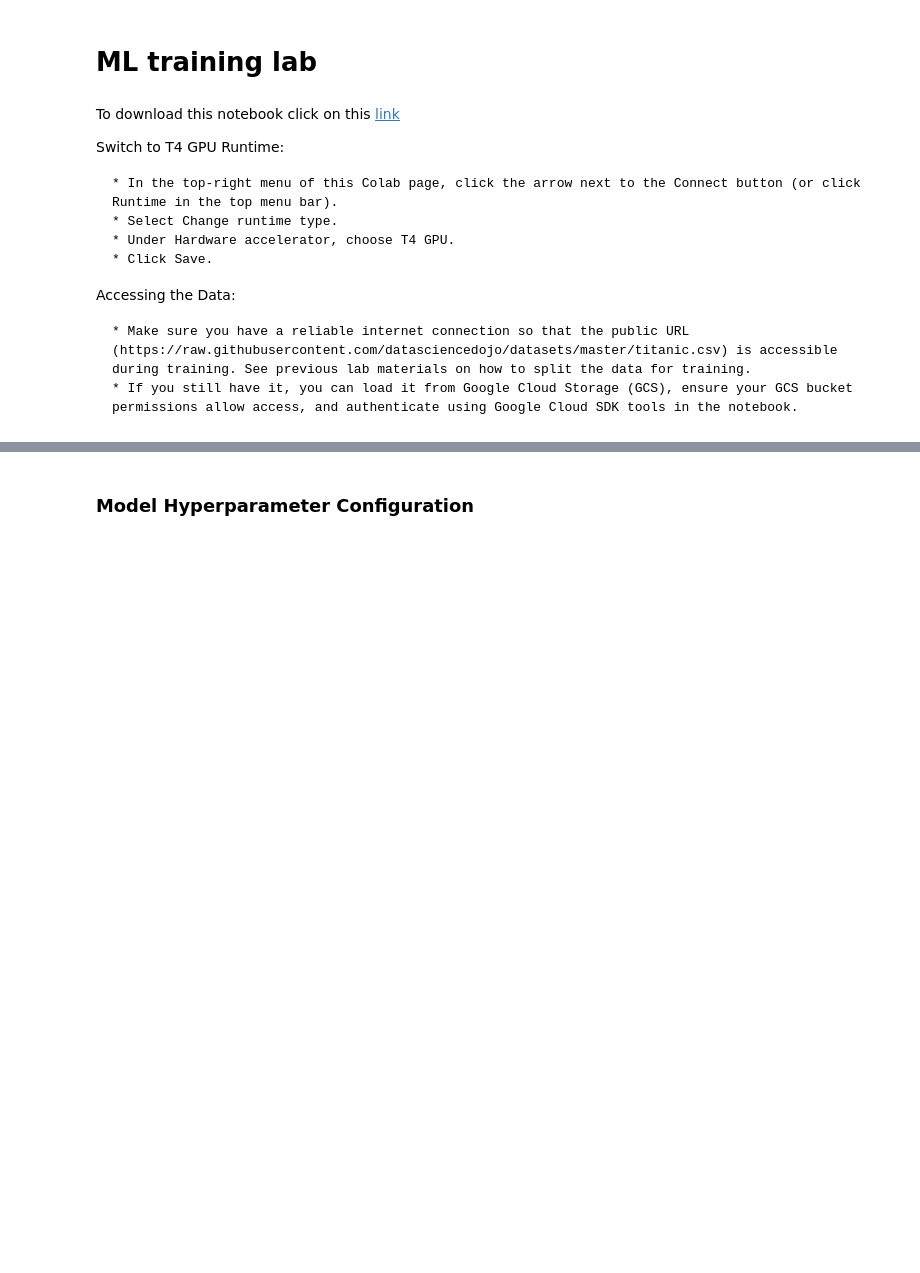
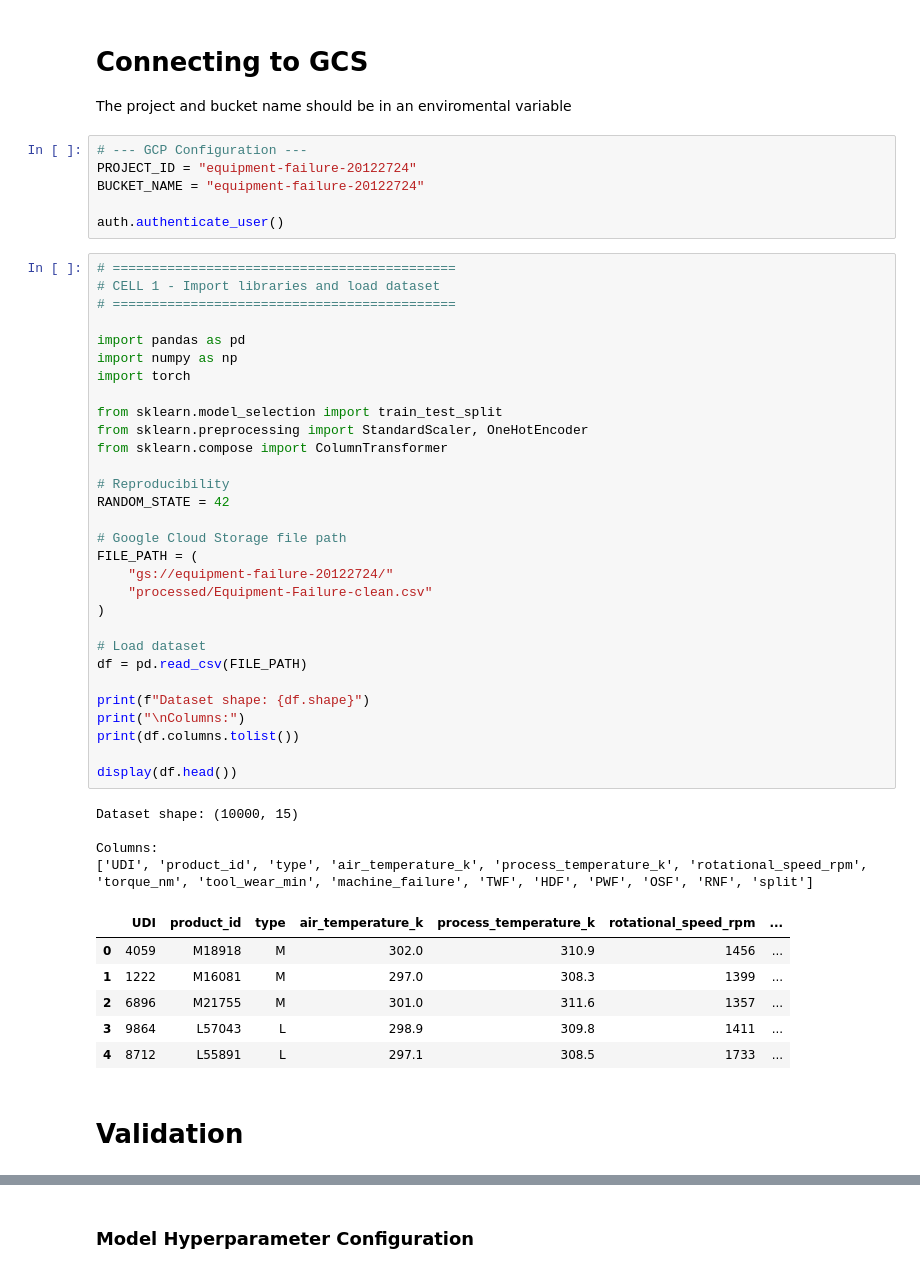
Before and after one commit to maryslopes/AI-Data-Handling, a Jupyter notebook: AI model selection.ipynb, the cells around one changed output, grey strips where cells are left out. Cells and saved outputs as stored; diff of their text form; blank space fills up the shorter version.

```diff
--- a/AI model selection.ipynb
+++ b/AI model selection.ipynb
@@ -1,18 +1,54 @@
 # %% [markdown]
 <a href="https://colab.research.google.com/github/maryslopes/AI-Data-Handling/blob/M3-project/AI%20model%20selection.ipynb" target="_parent"><img src="https://colab.research.google.com/assets/colab-badge.svg" alt="Open In Colab"/></a>
-# %% [markdown]
-# ML training lab
-# %% [markdown]
-To download this notebook click on this [link](https://github.com/SETU-AIML-2026/DH-Infra-AI/blob/main/topic-04-sprint-3-AI/unit-1-ai-training/notebook-1-svm-pytorch/lab7.ipynb)
-
-Switch to T4 GPU Runtime:
-
-    * In the top-right menu of this Colab page, click the arrow next to the Connect button (or click Runtime in the top menu bar).
-    * Select Change runtime type.
-    * Under Hardware accelerator, choose T4 GPU.
-    * Click Save.
-
-Accessing the Data:
-
-    * Make sure you have a reliable internet connection so that the public URL (https://raw.githubusercontent.com/datasciencedojo/datasets/master/titanic.csv) is accessible during training. See previous lab materials on how to split the data for training.
-    * If you still have it, you can load it from Google Cloud Storage (GCS), ensure your GCS bucket permissions allow access, and authenticate using Google Cloud SDK tools in the notebook.
+# %% [markdown]
+# Connecting to GCS
+The project and bucket name should be in an enviromental variable
+# %%
+# --- GCP Configuration ---
+PROJECT_ID = "equipment-failure-20122724"
+BUCKET_NAME = "equipment-failure-20122724"
+
+auth.authenticate_user()
+# %%
+# ============================================
+# CELL 1 - Import libraries and load dataset
+# ============================================
+
+import pandas as pd
+import numpy as np
+import torch
+
+from sklearn.model_selection import train_test_split
+from sklearn.preprocessing import StandardScaler, OneHotEncoder
+from sklearn.compose import ColumnTransformer
+
+# Reproducibility
+RANDOM_STATE = 42
+
+# Google Cloud Storage file path
+FILE_PATH = (
+    "gs://equipment-failure-20122724/"
+    "processed/Equipment-Failure-clean.csv"
+)
+
+# Load dataset
+df = pd.read_csv(FILE_PATH)
+
+print(f"Dataset shape: {df.shape}")
+print("\nColumns:")
+print(df.columns.tolist())
+
+display(df.head())
+# %% [output]
+Dataset shape: (10000, 15)
+
+Columns:
+['UDI', 'product_id', 'type', 'air_temperature_k', 'process_temperature_k', 'rotational_speed_rpm', 'torque_nm', 'tool_wear_min', 'machine_failure', 'TWF', 'HDF', 'PWF', 'OSF', 'RNF', 'split']
+|  | UDI | product_id | type | air_temperature_k | process_temperature_k | rotational_speed_rpm | ... |
+| 0 | 4059 | M18918 | M | 302.0 | 310.9 | 1456 | ... |
+| 1 | 1222 | M16081 | M | 297.0 | 308.3 | 1399 | ... |
+| 2 | 6896 | M21755 | M | 301.0 | 311.6 | 1357 | ... |
+| 3 | 9864 | L57043 | L | 298.9 | 309.8 | 1411 | ... |
+| 4 | 8712 | L55891 | L | 297.1 | 308.5 | 1733 | ... |
+# %% [markdown]
+# Validation
```
Also changed, not shown: parts of 20 cells of this notebook.
